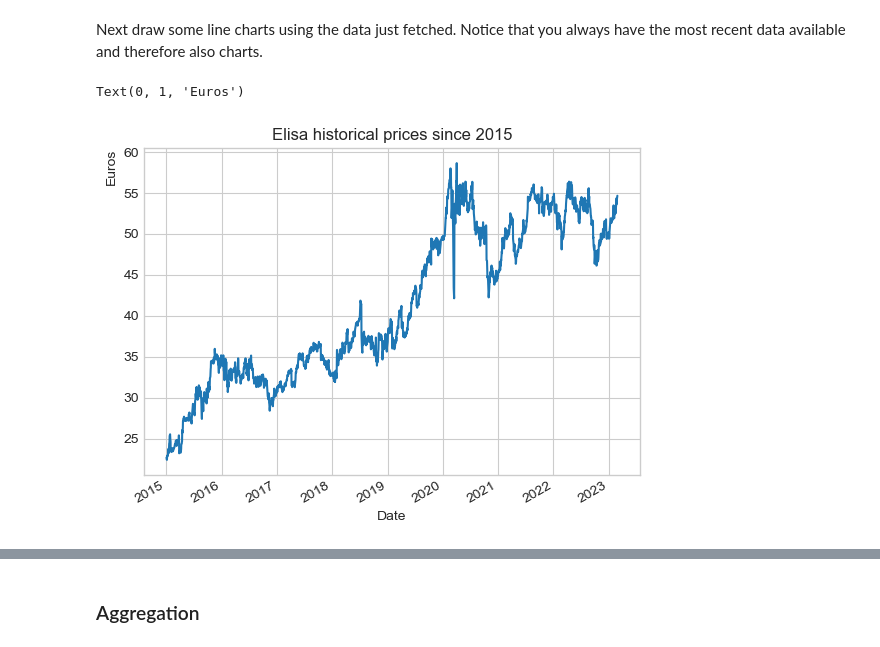
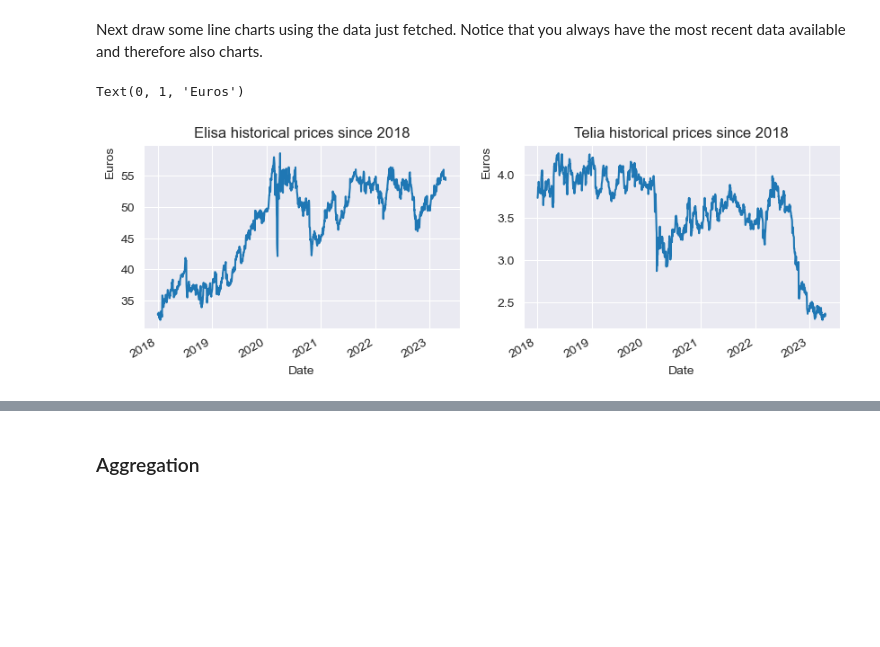
Before and after one commit to juhanurmonen/data-analytics-basics-time-series, a Jupyter notebook: time_series.ipynb, the cells around one changed output, grey strips where cells are left out. Saved outputs shown, nothing was run; the diff lists cells and outputs as text; code cells hidden in the pictures; blank space fills up the shorter version.

```diff
--- a/time_series.ipynb
+++ b/time_series.ipynb
@@ -24,9 +24,7 @@ Now we fetch data and describe and analyze time series.
 import pandas as pd
 import matplotlib.pyplot as plt
 %matplotlib inline
-
-### The following library is needed to polish the time axis in our examples
-import matplotlib.dates as mdates
+import seaborn as sns
 
 ### The following library is needed to fetch data from the Yahoo Finance service
 ### Make sure the library is installed as it is not included in the standard installation.
@@ -40,7 +38,7 @@ import yfinance as yf
 ### Style affects on layout of graphics
 ### Available styles can be listed as plt.style.available
 
-plt.style.use('seaborn-whitegrid')
+sns.set_style('darkgrid')
 # %% [markdown]
 ### Downloading data
 # %% [markdown]
@@ -48,8 +46,8 @@ We can download Elisa and Telia historical stock prices from the Yahoo Finance s
 # %%
 ### Open the data in the dataframes named correspondingly.
 
-elisa = yf.download('ELISA.HE', start = '2015-1-1')
-telia = yf.download('TELIA1.HE', start = '2015-1-1')
+elisa = yf.download('ELISA.HE', start = '2018-1-1')
+telia = yf.download('TELIA1.HE', start = '2018-1-1')
 # %% [output]
 [*********************100%***********************]  1 of 1 completed
 [*********************100%***********************]  1 of 1 completed
@@ -92,14 +90,19 @@ telia
 # %% [markdown]
 Next draw some line charts using the data just fetched. Notice that you always have the most recent data available and therefore also charts.
 # %%
-### Plot Elisa's historical prices, use daily closing prices.
+### Plot Elisa's and Telia's historical prices, use daily closing prices.
 
-elisa['Close'].plot()
+fig, axs = plt.subplots(nrows=1, ncols=2, figsize=(10, 3))
+elisa['Close'].plot(ax=axs[0])
+telia['Close'].plot(ax=axs[1])
 
-### Add title and axis-titles
+### Add title and vertical axis-titles
 
-plt.title('Elisa historical prices since 2015')
-plt.ylabel('Euros', loc='top')
+axs[0].set_title('Elisa historical prices since 2018')
+axs[1].set_title('Telia historical prices since 2018')
+
+axs[0].set_ylabel('Euros', loc='top')
+axs[1].set_ylabel('Euros', loc='top')
 # %% [output]
 Text(0, 1, 'Euros')
-[figure, old version]
+[figure, new version]
```
Also changed, not shown: parts of 38 cells of this notebook.
